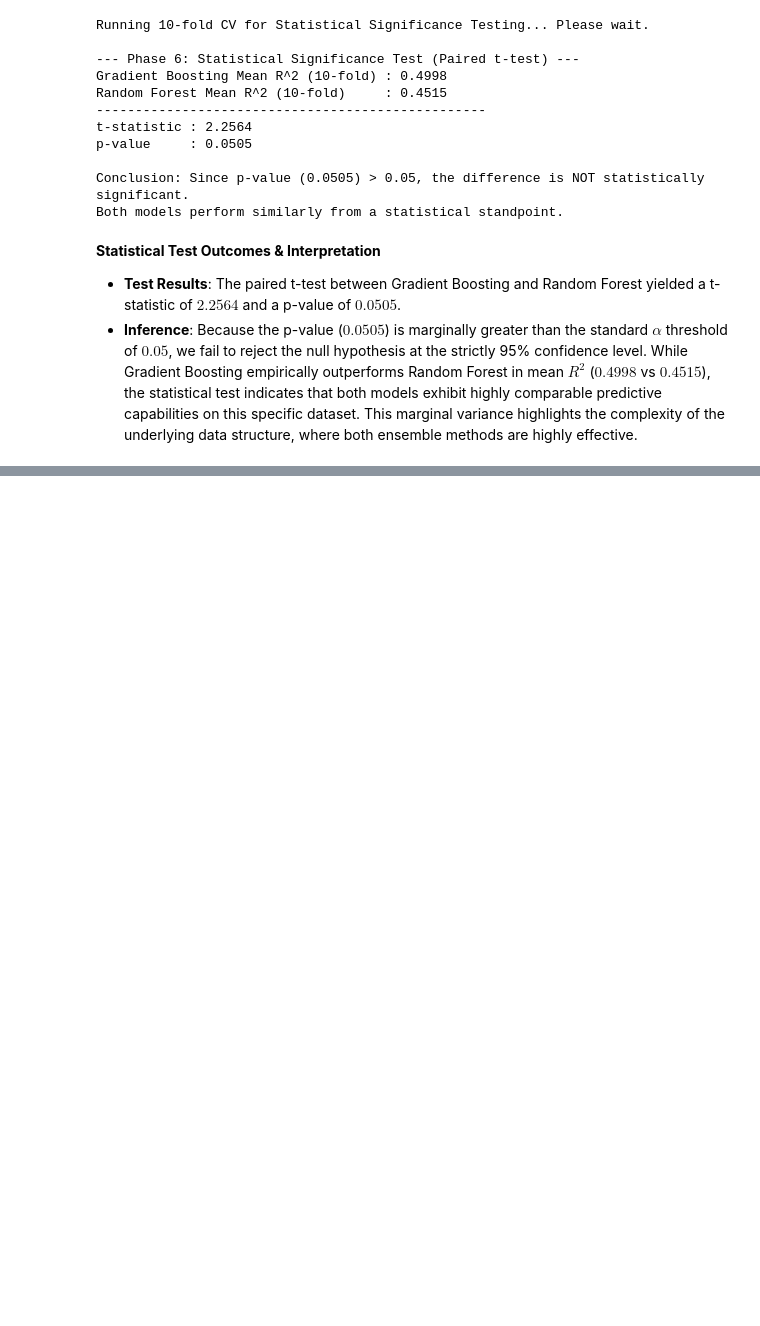
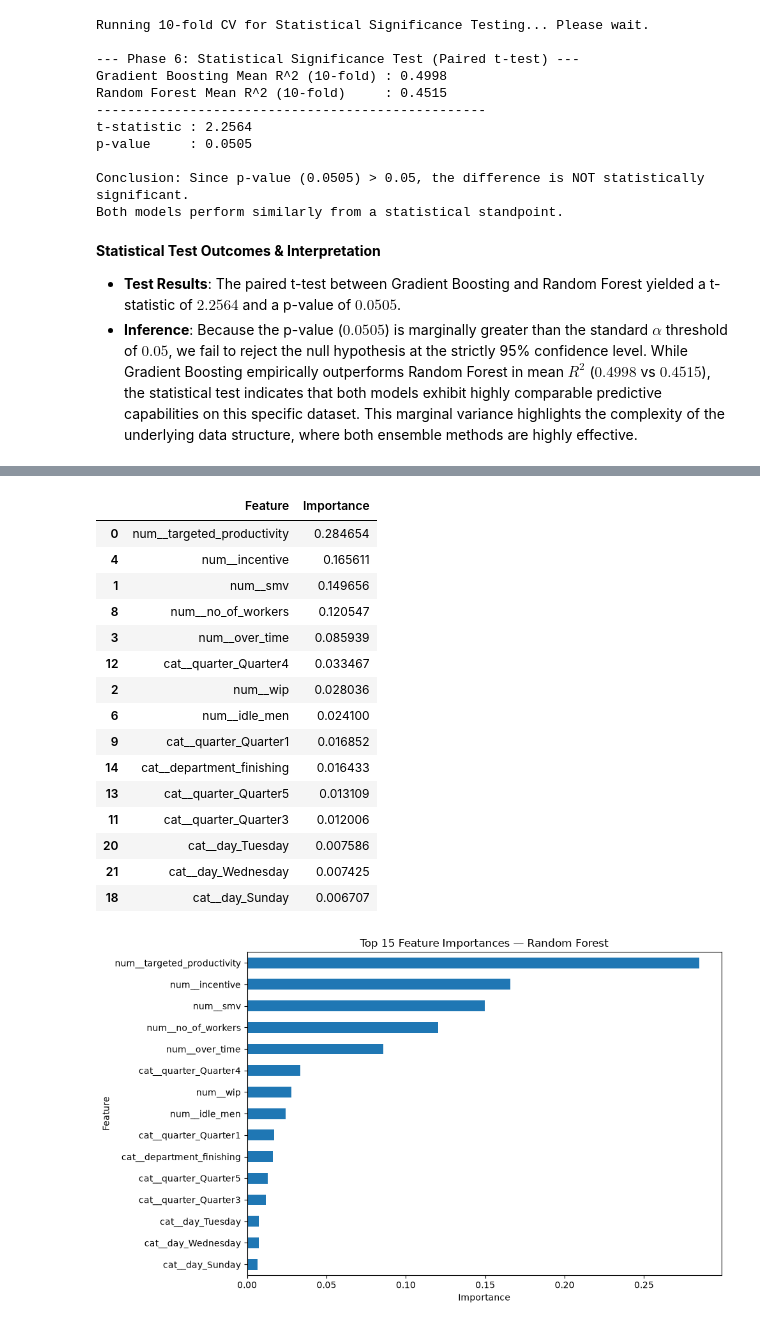
Before and after one commit to pranto-deb04/GarmentsProductivity, a Jupyter notebook: EDA_and_Modeling.ipynb, the cells around one changed output, grey strips where cells are left out. Saved outputs shown, nothing was run; the diff lists cells and outputs as text; code cells hidden in the pictures; blank space fills up the shorter version.

```diff
--- a/EDA_and_Modeling.ipynb
+++ b/EDA_and_Modeling.ipynb
@@ -639,0 +948,47 @@ Both models perform similarly from a statistical standpoint.
+# %%
+import pandas as pd
+import matplotlib.pyplot as plt
+
+rf_model = best_model.named_steps["model"]
+
+feature_names = best_model.named_steps["preprocessor"].get_feature_names_out()
+importances = rf_model.feature_importances_
+
+importance_df = pd.DataFrame({
+    "Feature": feature_names,
+    "Importance": importances
+}).sort_values("Importance", ascending=False)
+
+display(importance_df.head(15))
+
+importance_df.head(15).sort_values("Importance").plot(
+    x="Feature",
+    y="Importance",
+    kind="barh",
+    figsize=(10, 6),
+    legend=False
+)
+
+plt.title("Top 15 Feature Importances — Random Forest")
+plt.xlabel("Importance")
+plt.ylabel("Feature")
+plt.tight_layout()
+plt.show()
+# %% [output]
+|  | Feature | Importance |
+| 0 | num__targeted_productivity | 0.284654 |
+| 4 | num__incentive | 0.165611 |
+| 1 | num__smv | 0.149656 |
+| 8 | num__no_of_workers | 0.120547 |
+| 3 | num__over_time | 0.085939 |
+| 12 | cat__quarter_Quarter4 | 0.033467 |
+| 2 | num__wip | 0.028036 |
+| 6 | num__idle_men | 0.024100 |
+| 9 | cat__quarter_Quarter1 | 0.016852 |
+| 14 | cat__department_finishing | 0.016433 |
+| 13 | cat__quarter_Quarter5 | 0.013109 |
+| 11 | cat__quarter_Quarter3 | 0.012006 |
+| 20 | cat__day_Tuesday | 0.007586 |
+| 21 | cat__day_Wednesday | 0.007425 |
+| 18 | cat__day_Sunday | 0.006707 |
+[figure, added]
```
Also changed, not shown: parts of 41 cells of this notebook, 1 other file.
